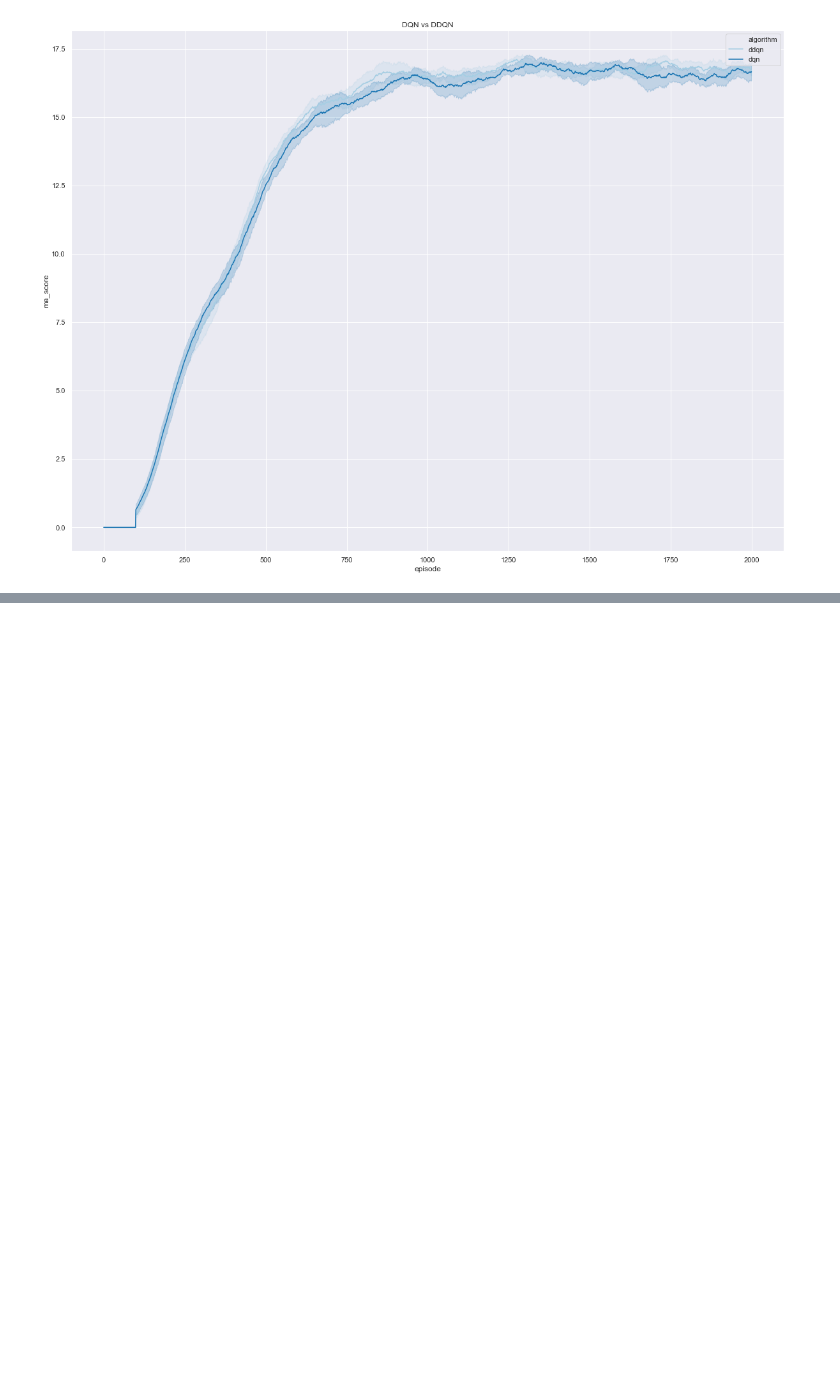
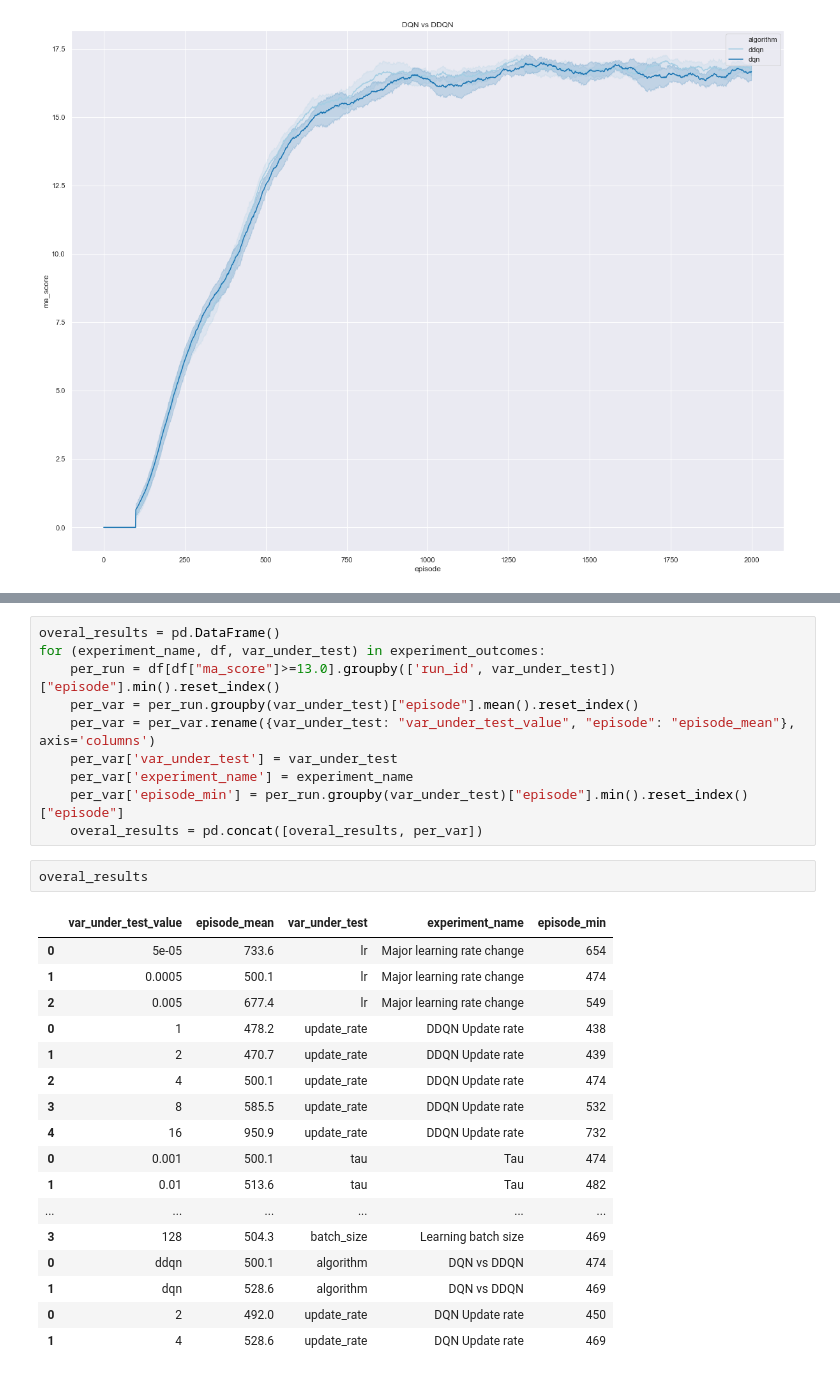
Before and after one commit to jezzarax/drlnd_p1_navigation, a Jupyter notebook: Training_hyperparameter_search_analysis.ipynb, the cells around one changed output, grey strips where cells are left out. Cells and saved outputs as stored; diff of their text form; blank space fills up the shorter version.

```diff
--- a/Training_hyperparameter_search_analysis.ipynb
+++ b/Training_hyperparameter_search_analysis.ipynb
@@ -118,0 +124,30 @@ render_experiment_results(experiment_outcomes[5])
+# %%
+overal_results = pd.DataFrame()
+for (experiment_name, df, var_under_test) in experiment_outcomes:
+    per_run = df[df["ma_score"]>=13.0].groupby(['run_id', var_under_test])["episode"].min().reset_index()
+    per_var = per_run.groupby(var_under_test)["episode"].mean().reset_index()
+    per_var = per_var.rename({var_under_test: "var_under_test_value", "episode": "episode_mean"}, axis='columns')
+    per_var['var_under_test'] = var_under_test
+    per_var['experiment_name'] = experiment_name
+    per_var['episode_min'] = per_run.groupby(var_under_test)["episode"].min().reset_index()["episode"]
+    overal_results = pd.concat([overal_results, per_var])
+# %%
+overal_results
+# %% [output]
+|  | var_under_test_value | episode_mean | var_under_test | experiment_name | episode_min |
+| 0 | 5e-05 | 733.6 | lr | Major learning rate change | 654 |
+| 1 | 0.0005 | 500.1 | lr | Major learning rate change | 474 |
+| 2 | 0.005 | 677.4 | lr | Major learning rate change | 549 |
+| 0 | 1 | 478.2 | update_rate | DDQN Update rate | 438 |
+| 1 | 2 | 470.7 | update_rate | DDQN Update rate | 439 |
+| 2 | 4 | 500.1 | update_rate | DDQN Update rate | 474 |
+| 3 | 8 | 585.5 | update_rate | DDQN Update rate | 532 |
+| 4 | 16 | 950.9 | update_rate | DDQN Update rate | 732 |
+| 0 | 0.001 | 500.1 | tau | Tau | 474 |
+| 1 | 0.01 | 513.6 | tau | Tau | 482 |
+| ... | ... | ... | ... | ... | ... |
+| 3 | 128 | 504.3 | batch_size | Learning batch size | 469 |
+| 0 | ddqn | 500.1 | algorithm | DQN vs DDQN | 474 |
+| 1 | dqn | 528.6 | algorithm | DQN vs DDQN | 469 |
+| 0 | 2 | 492.0 | update_rate | DQN Update rate | 450 |
+| 1 | 4 | 528.6 | update_rate | DQN Update rate | 469 |
```
Also changed, not shown: parts of 3 cells of this notebook.
